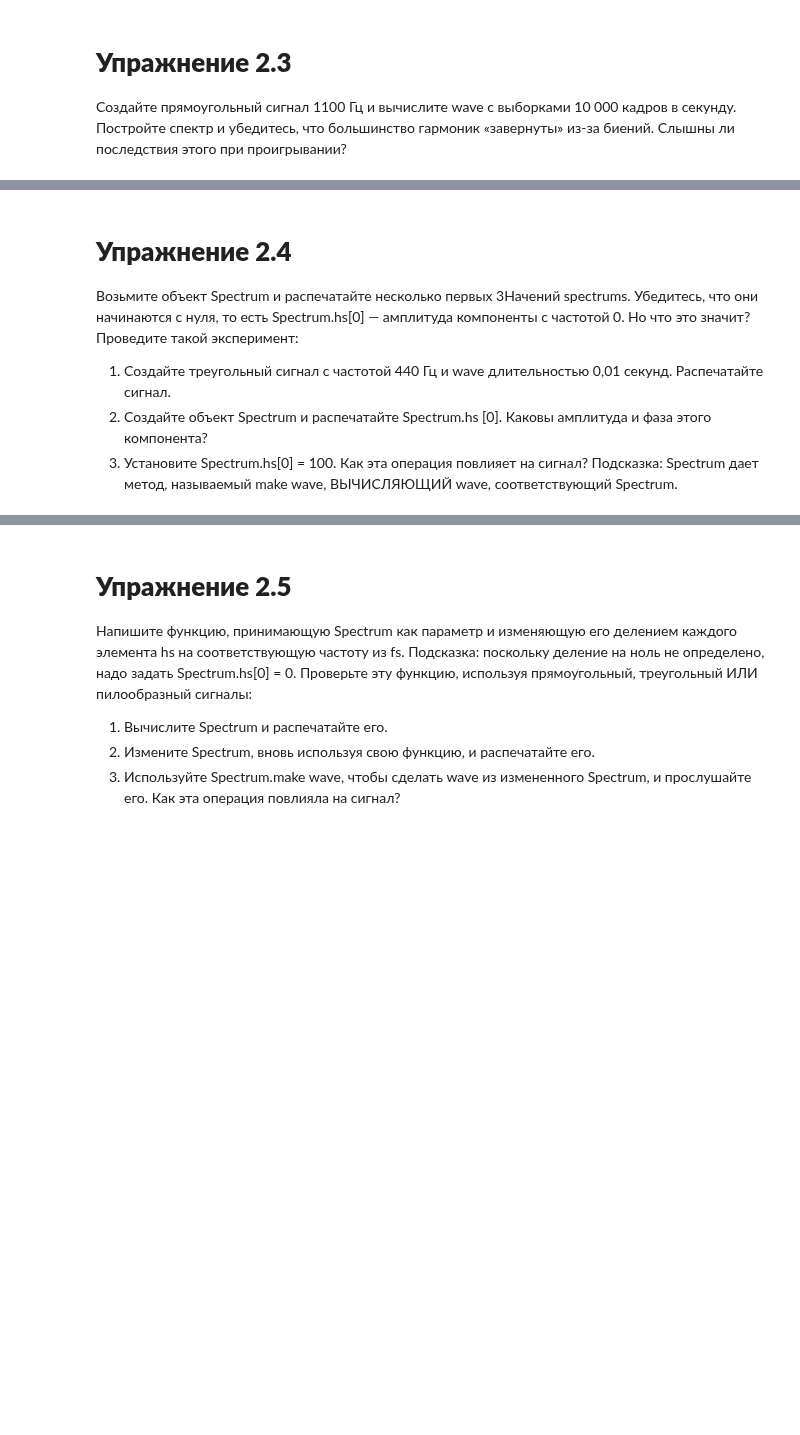
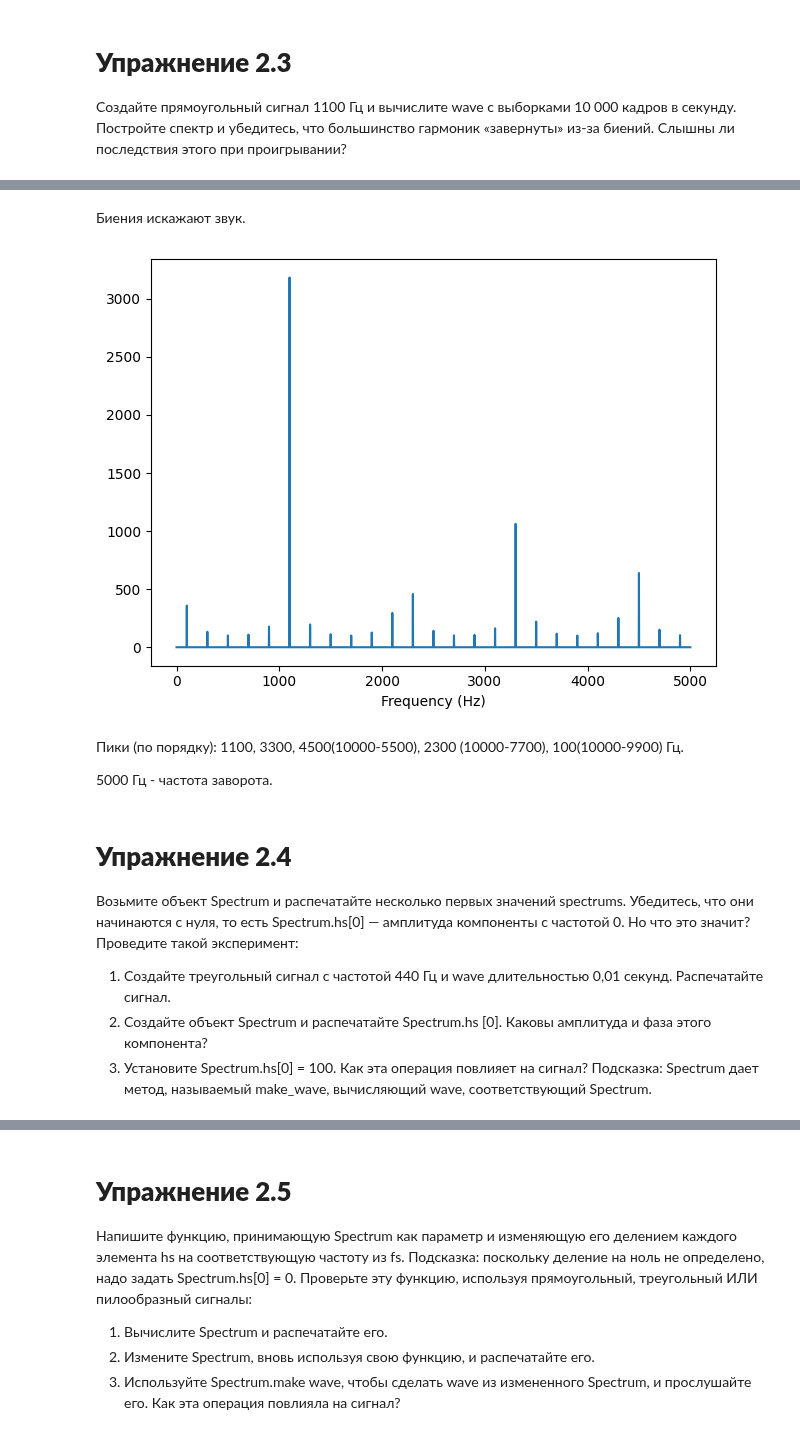
Before and after one commit to brfrmhvn/ThinkDSP, a Jupyter notebook: code/chap02.ipynb, the cells around one changed output, grey strips where cells are left out. Cells and saved outputs as stored; diff of their text form; code cells hidden in the pictures; blank space fills up the shorter version.

```diff
--- a/code/chap02.ipynb
+++ b/code/chap02.ipynb
@@ -282,0 +303,3 @@ interact(view_harmonics, freq=slider1, framerate=slider2);
+# %%
+wave = signal.make_wave(duration=0.5, framerate=10000)
+wave.make_audio()
@@ -283,6 +308,18 @@ interact(view_harmonics, freq=slider1, framerate=slider2);
+# %% [markdown]
+Биения искажают звук.
+# %%
+spectrum = wave.make_spectrum()
+spectrum.plot()
+decorate(xlabel='Frequency (Hz)')
+# %% [output]
+[figure, added]
+# %% [markdown]
+Пики (по порядку): 1100, 3300, 4500(10000-5500), 2300 (10000-7700), 100(10000-9900) Гц.
+
+5000 Гц - частота заворота.
 # %% [markdown]
 # **Упражнение 2.4**
-Возьмите объект Spectrum и распечатайте несколько первых 3Haчений spectrums. Убедитесь, что они начинаются с нуля, то есть
+Возьмите объект Spectrum и распечатайте несколько первых знaчений spectrums. Убедитесь, что они начинаются с нуля, то есть
 Spectrum.hs[0] — амплитуда компоненты с частотой 0. Но что это
 значит?
 Проведите такой эксперимент:
@@ -290,4 +327,4 @@ Spectrum.hs[0] — амплитуда компоненты с частотой 0
 2. Создайте объект Spectrum и распечатайте Spectrum.hs [0].
 Каковы амплитуда и фаза этого компонента?
 3. Установите Spectrum.hs[0] = 100. Как эта операция повлияет на сигнал? Подсказка: Spectrum дает метод, называемый
-make wave, ВЫЧИСЛЯЮЩИЙ wave, соответствующий Spectrum.
+make_wave, вычисляющий wave, соответствующий Spectrum.
```
Also changed, not shown: parts of 33 cells of this notebook.
